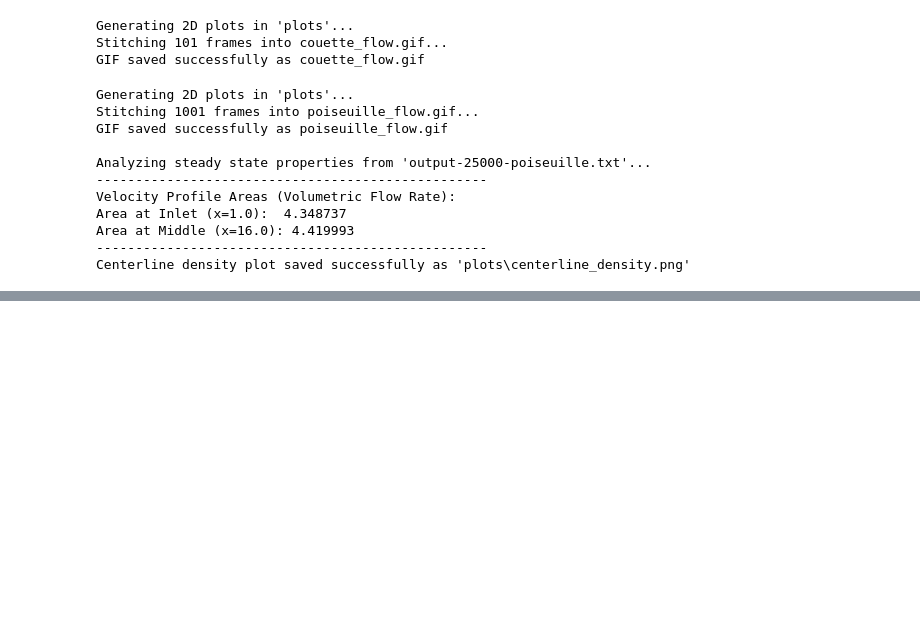
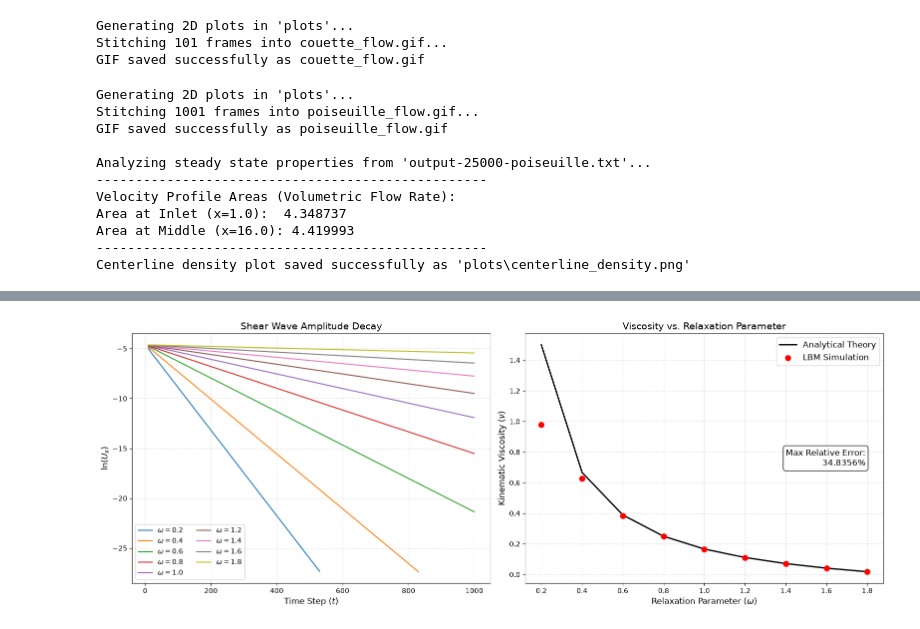
Before and after one commit to jg670/Fortran-Boltzmann, a Jupyter notebook: Visualization/LatticeBoltzmannVisualization.ipynb, the cells around one changed output, grey strips where cells are left out. Drawn from its saved outputs; the diff is of its cells as text; code cells hidden in the pictures; blank space fills up the shorter version.

Commit message:
Added shear wave test as well as other changes to prep for performance testing

```diff
--- a/Visualization/LatticeBoltzmannVisualization.ipynb
+++ b/Visualization/LatticeBoltzmannVisualization.ipynb
@@ -705 +705,84 @@ Stitching 501 frames into sliding_lid.gif...
 GIF saved successfully as sliding_lid.gif
+# %%
+import numpy as np
+import matplotlib.pyplot as plt
+
+# 1. Define the parameter sweep
+omegas = [0.2, 0.4, 0.6, 0.8, 1.0, 1.2, 1.4, 1.6, 1.8]
+global_height = 30.0
+k_wave = (2.0 * np.pi) / global_height
+
+simulated_viscosities = []
+analytical_viscosities = []
+
+# Set up the figure for side-by-side plotting
+fig, (ax1, ax2) = plt.subplots(1, 2, figsize=(16, 6))
+
+# 2. Process each file
+for omega in omegas:
+    # F3.1 in Fortran formats like " 1.0", so we strip spaces just in case,
+    # but standard formatting will yield files like shear_decay_omega_1.0.txt
+    filename = f"shear_decay_omega_{omega:.1f}.txt"
+
+    try:
+        data = np.loadtxt(filename, skiprows=1)
+        time_steps = data[:, 0]
+        u_max = data[:, 1]
+
+        # Filter out extreme zeroes (prevent log(0) errors)
+        valid_idx = u_max > 1e-12
+        time_steps = time_steps[valid_idx]
+        u_max = u_max[valid_idx]
+
+        log_u = np.log(u_max)
+
+        # Linear regression to find the slope
+        slope, intercept = np.polyfit(time_steps, log_u, 1)
+
+        # Calculate Viscosities
+        nu_sim = -slope / (k_wave**2)
+        nu_ana = (1.0 / 3.0) * ((1.0 / omega) - 0.5)
+
+        simulated_viscosities.append(nu_sim)
+        analytical_viscosities.append(nu_ana)
+
+        # Plot the decay line on the first axis
+        ax1.plot(time_steps, log_u, label=f'$\\omega={omega:.1f}$')
+
+    except OSError:
+        print(f"Warning: {filename} not found. Did the simulation finish?")
+        # Append NaNs so the array sizes match for plotting later
+        simulated_viscosities.append(np.nan)
+        analytical_viscosities.append((1.0 / 3.0) * ((1.0 / omega) - 0.5))
+
+# 3. Format Subplot 1: Decay Curves
+ax1.set_title('Shear Wave Amplitude Decay', fontsize=14)
+ax1.set_xlabel('Time Step ($t$)', fontsize=12)
+ax1.set_ylabel('$\\ln(U_x)$', fontsize=12)
+ax1.grid(True, linestyle=':', alpha=0.7)
+ax1.legend(fontsize=10, ncol=2)
+
+# 4. Format Subplot 2: Viscosity Validation
+ax2.plot(omegas, analytical_viscosities, color='black', linestyle='-', linewidth=2, label='Analytical Theory')
+ax2.scatter(omegas, simulated_viscosities, color='red', s=60, zorder=5, label='LBM Simulation')
+
+ax2.set_title('Viscosity vs. Relaxation Parameter', fontsize=14)
+ax2.set_xlabel('Relaxation Parameter ($\\omega$)', fontsize=12)
+ax2.set_ylabel('Kinematic Viscosity ($\\nu$)', fontsize=12)
+ax2.grid(True, linestyle=':', alpha=0.7)
+ax2.legend(fontsize=12)
+
+# Calculate and display max error
+valid_sims = np.array(simulated_viscosities)[~np.isnan(simulated_viscosities)]
+valid_anas = np.array(analytical_viscosities)[~np.isnan(simulated_viscosities)]
+if len(valid_sims) > 0:
+    max_error = np.max(np.abs(valid_sims - valid_anas) / valid_anas) * 100
+    ax2.text(0.95, 0.5, f"Max Relative Error:\n{max_error:.4f}%",
+             transform=ax2.transAxes, fontsize=12,
+             verticalalignment='center', horizontalalignment='right',
+             bbox=dict(boxstyle='round', facecolor='white', alpha=0.9))
+
+plt.tight_layout()
+plt.show()
+# %% [output]
+[figure, added]
```
Also changed, not shown: parts of 1 cell of this notebook, 5 other files.
